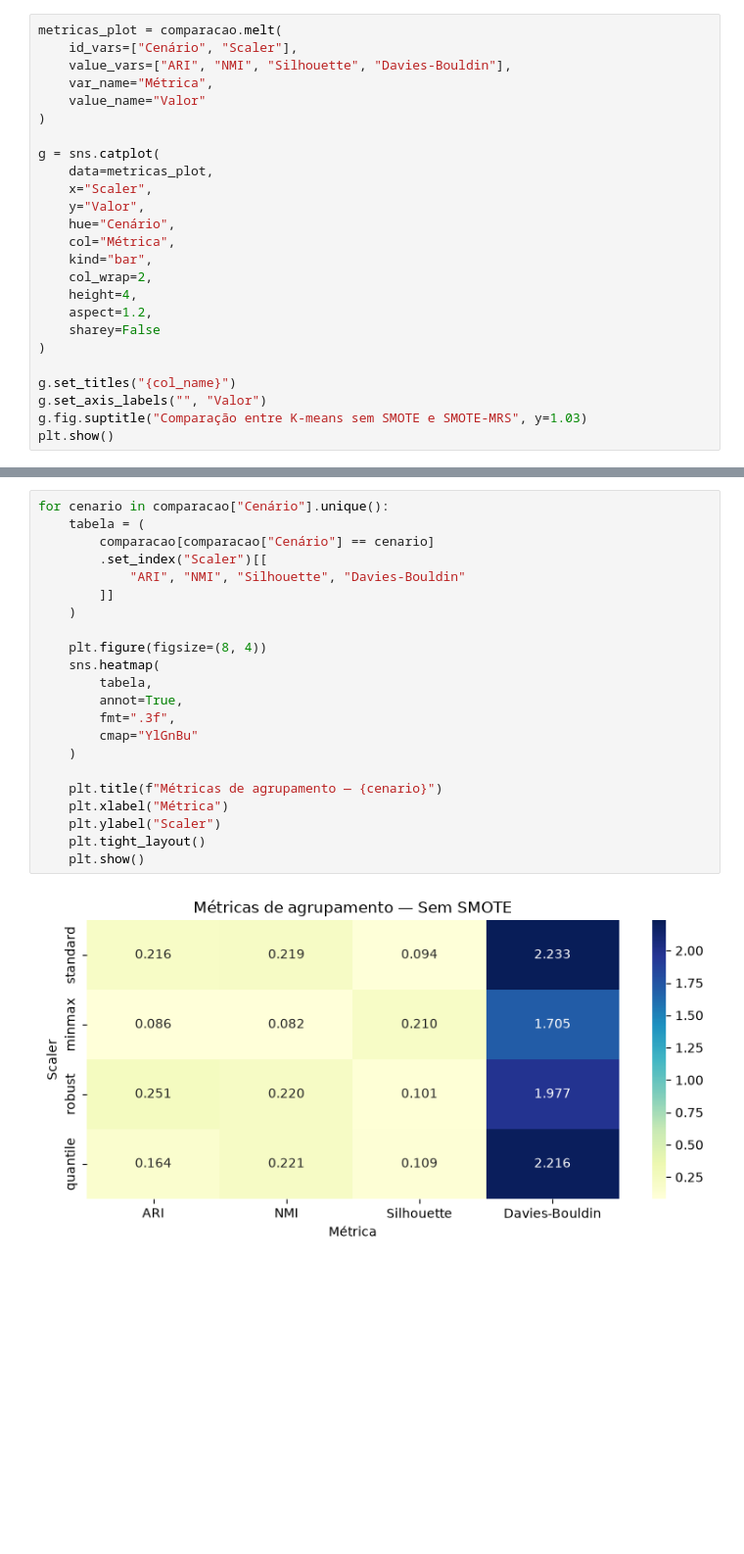
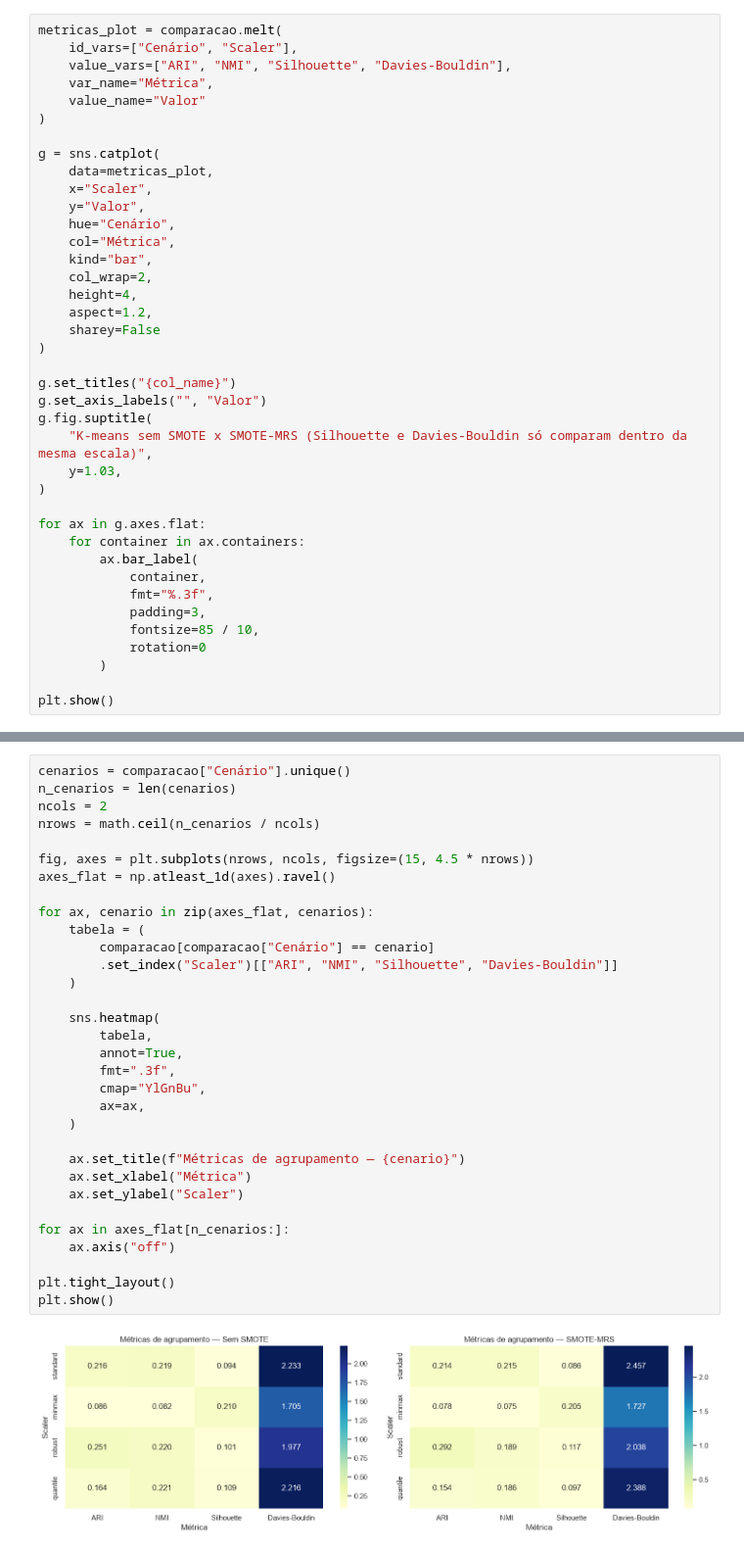
Before and after one commit to LuxLucas/anemia_ml_project, a Jupyter notebook: src/trainings/kmeans/kmeans_smote.ipynb, the cells around one changed output, grey strips where cells are left out. Shown at 98% size. Drawn from its saved outputs; the diff is of its cells as text; blank space fills up the shorter version.

```diff
--- a/src/trainings/kmeans/kmeans_smote.ipynb
+++ b/src/trainings/kmeans/kmeans_smote.ipynb
@@ -344,6 +335,20 @@ g = sns.catplot(
 
 g.set_titles("{col_name}")
 g.set_axis_labels("", "Valor")
-g.fig.suptitle("Comparação entre K-means sem SMOTE e SMOTE-MRS", y=1.03)
+g.fig.suptitle(
+    "K-means sem SMOTE x SMOTE-MRS (Silhouette e Davies-Bouldin só comparam dentro da mesma escala)",
+    y=1.03,
+)
+
+for ax in g.axes.flat:
+    for container in ax.containers:
+        ax.bar_label(
+            container,
+            fmt="%.3f",
+            padding=3,
+            fontsize=85 / 10,
+            rotation=0
+        )
+
 plt.show()
 # %% [output]
@@ -351,24 +356,34 @@ plt.show()
 # %%
-for cenario in comparacao["Cenário"].unique():
+cenarios = comparacao["Cenário"].unique()
+n_cenarios = len(cenarios)
+ncols = 2
+nrows = math.ceil(n_cenarios / ncols)
+
+fig, axes = plt.subplots(nrows, ncols, figsize=(15, 4.5 * nrows))
+axes_flat = np.atleast_1d(axes).ravel()
+
+for ax, cenario in zip(axes_flat, cenarios):
     tabela = (
         comparacao[comparacao["Cenário"] == cenario]
-        .set_index("Scaler")[[
-            "ARI", "NMI", "Silhouette", "Davies-Bouldin"
-        ]]
+        .set_index("Scaler")[["ARI", "NMI", "Silhouette", "Davies-Bouldin"]]
     )
 
-    plt.figure(figsize=(8, 4))
     sns.heatmap(
         tabela,
         annot=True,
         fmt=".3f",
-        cmap="YlGnBu"
+        cmap="YlGnBu",
+        ax=ax,
     )
 
-    plt.title(f"Métricas de agrupamento — {cenario}")
-    plt.xlabel("Métrica")
-    plt.ylabel("Scaler")
-    plt.tight_layout()
-    plt.show()
+    ax.set_title(f"Métricas de agrupamento — {cenario}")
+    ax.set_xlabel("Métrica")
+    ax.set_ylabel("Scaler")
+
+for ax in axes_flat[n_cenarios:]:
+    ax.axis("off")
+
+plt.tight_layout()
+plt.show()
 # %% [output]
-[figure, old version]
+[figure, new version]
```
Also changed, not shown: parts of 18 cells of this notebook, 4 other files.
